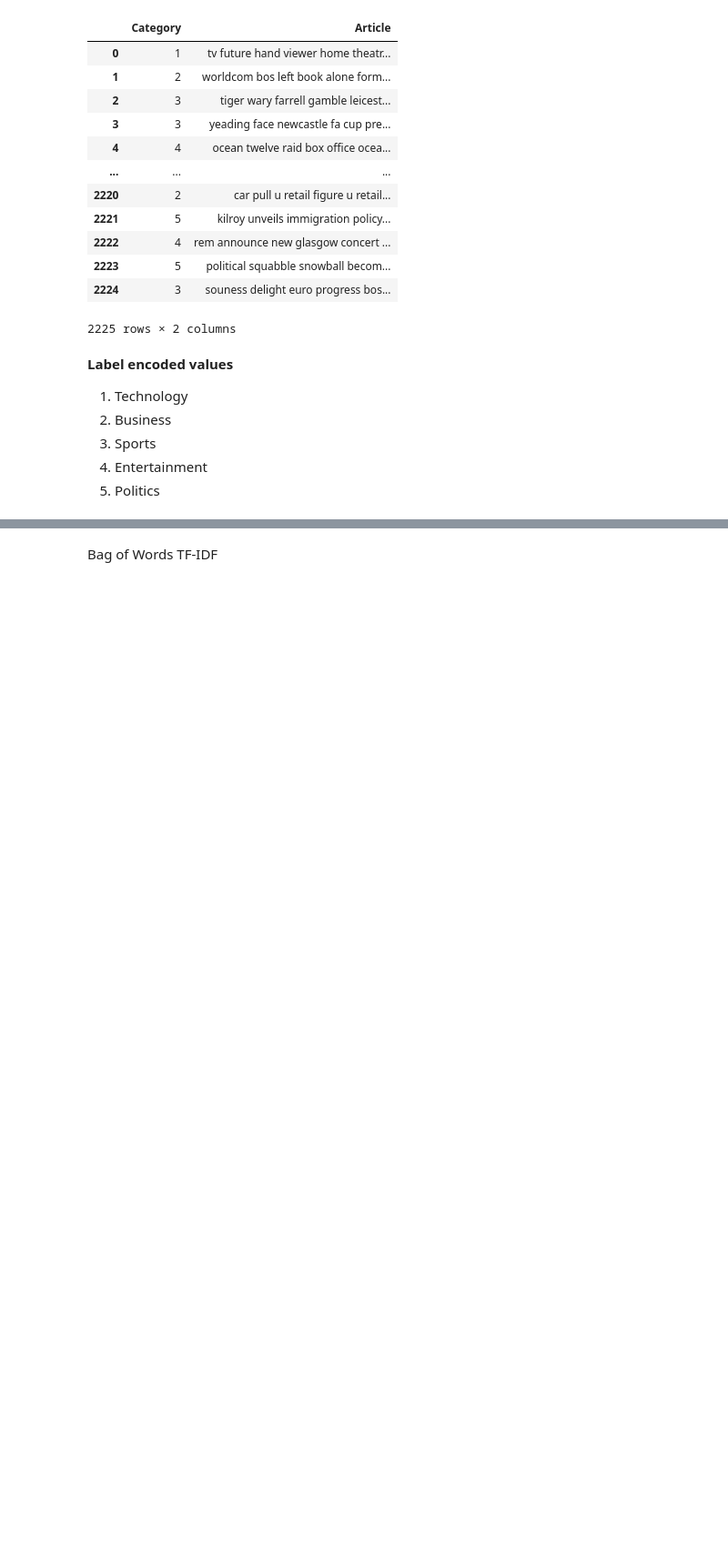
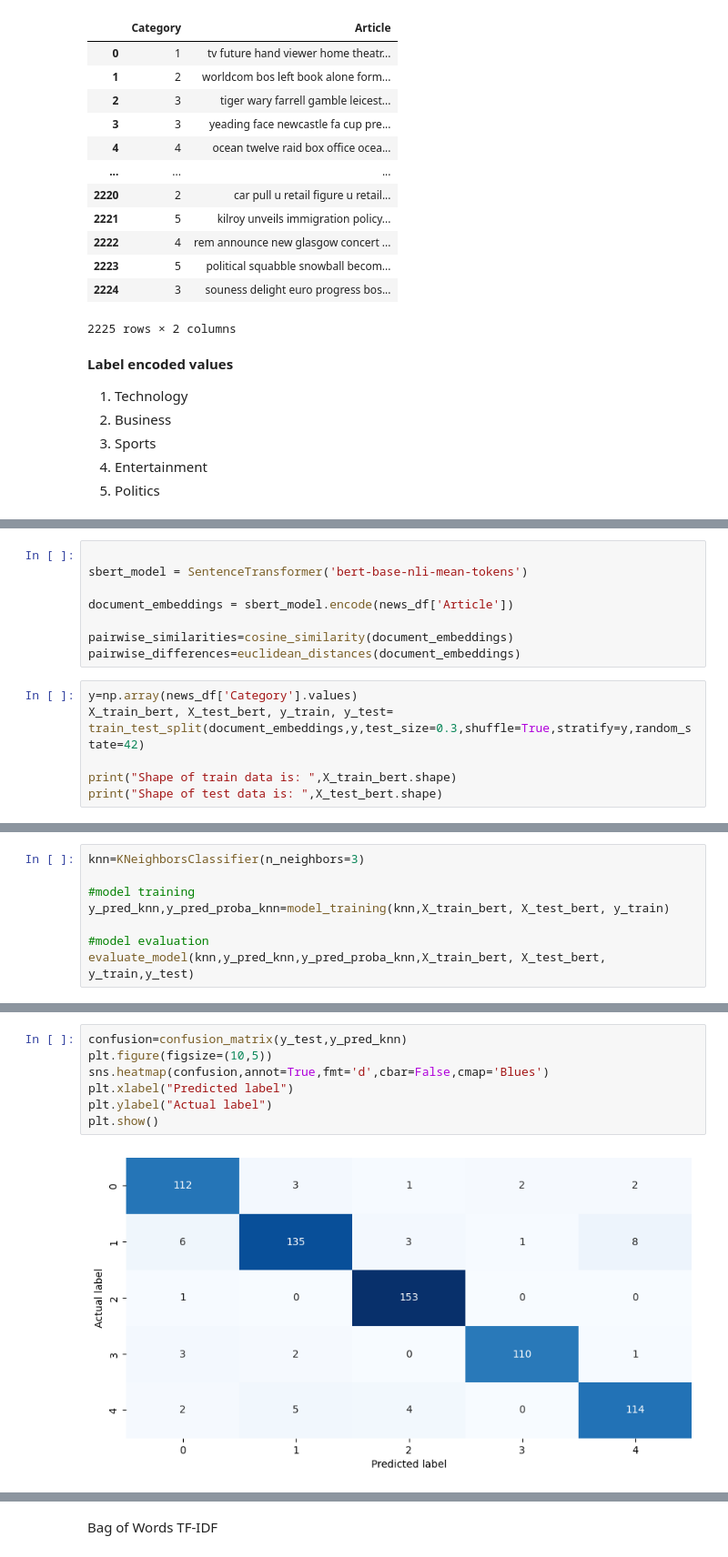
Before and after one commit to naveen2804/Scaler-DSML, a Jupyter notebook: flipitnews_Article_classification.ipynb, the cells around one changed output, grey strips where cells are left out. Shown at 91% size. Saved outputs shown, nothing was run; the diff lists cells and outputs as text; blank space fills up the shorter version.

```diff
--- a/flipitnews_Article_classification.ipynb
+++ b/flipitnews_Article_classification.ipynb
@@ -156,0 +181,14 @@ news_df
+# %%
+
+sbert_model = SentenceTransformer('bert-base-nli-mean-tokens')
+
+document_embeddings = sbert_model.encode(news_df['Article'])
+
+pairwise_similarities=cosine_similarity(document_embeddings)
+pairwise_differences=euclidean_distances(document_embeddings)
+# %%
+y=np.array(news_df['Category'].values)
+X_train_bert, X_test_bert, y_train, y_test= train_test_split(document_embeddings,y,test_size=0.3,shuffle=True,stratify=y,random_state=42)
+
+print("Shape of train data is: ",X_train_bert.shape)
+print("Shape of test data is: ",X_test_bert.shape)
@@ -156,0 +213,8 @@ news_df
+# %%
+knn=KNeighborsClassifier(n_neighbors=3)
+
+#model training
+y_pred_knn,y_pred_proba_knn=model_training(knn,X_train_bert, X_test_bert, y_train)
+
+#model evaluation
+evaluate_model(knn,y_pred_knn,y_pred_proba_knn,X_train_bert, X_test_bert, y_train,y_test)
@@ -156,0 +243,9 @@ news_df
+# %%
+confusion=confusion_matrix(y_test,y_pred_knn)
+plt.figure(figsize=(10,5))
+sns.heatmap(confusion,annot=True,fmt='d',cbar=False,cmap='Blues')
+plt.xlabel("Predicted label")
+plt.ylabel("Actual label")
+plt.show()
+# %% [output]
+[figure, added]
```
Also changed, not shown: parts of 16 cells of this notebook.
